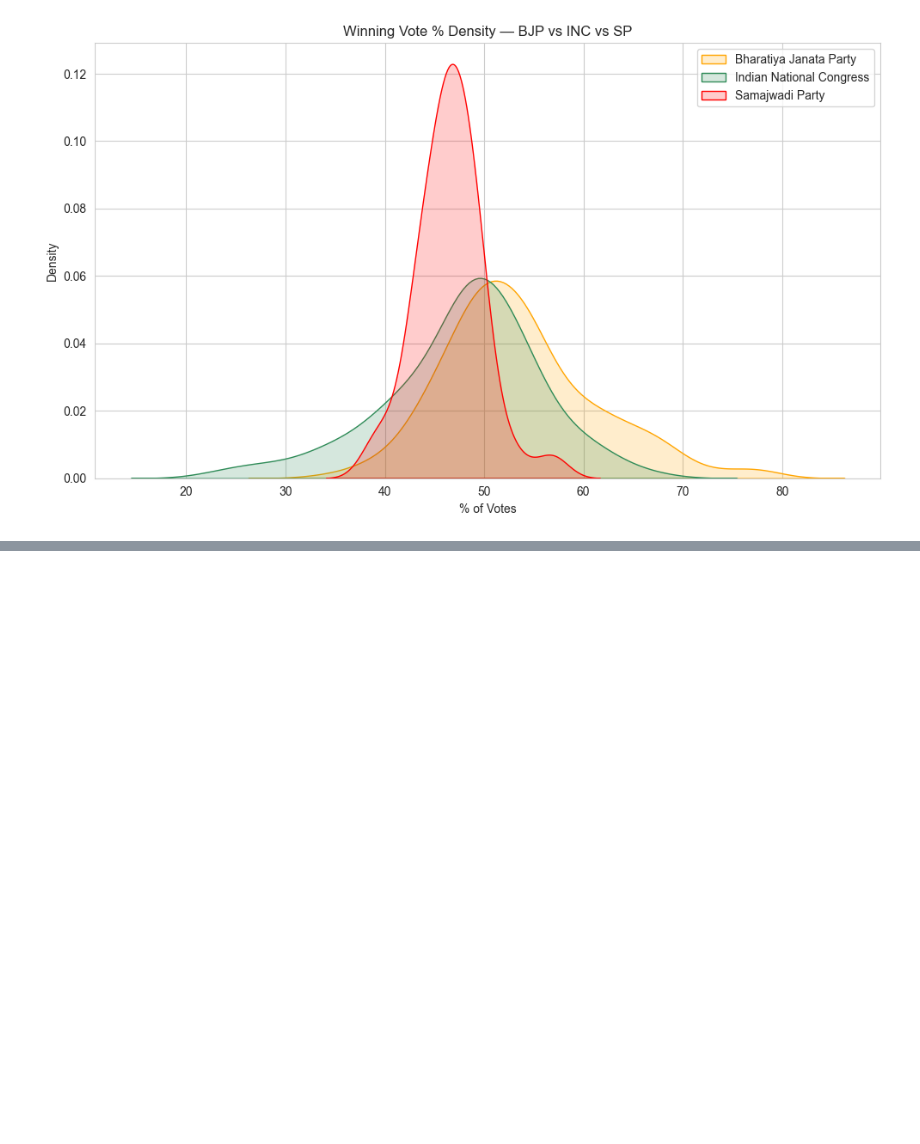
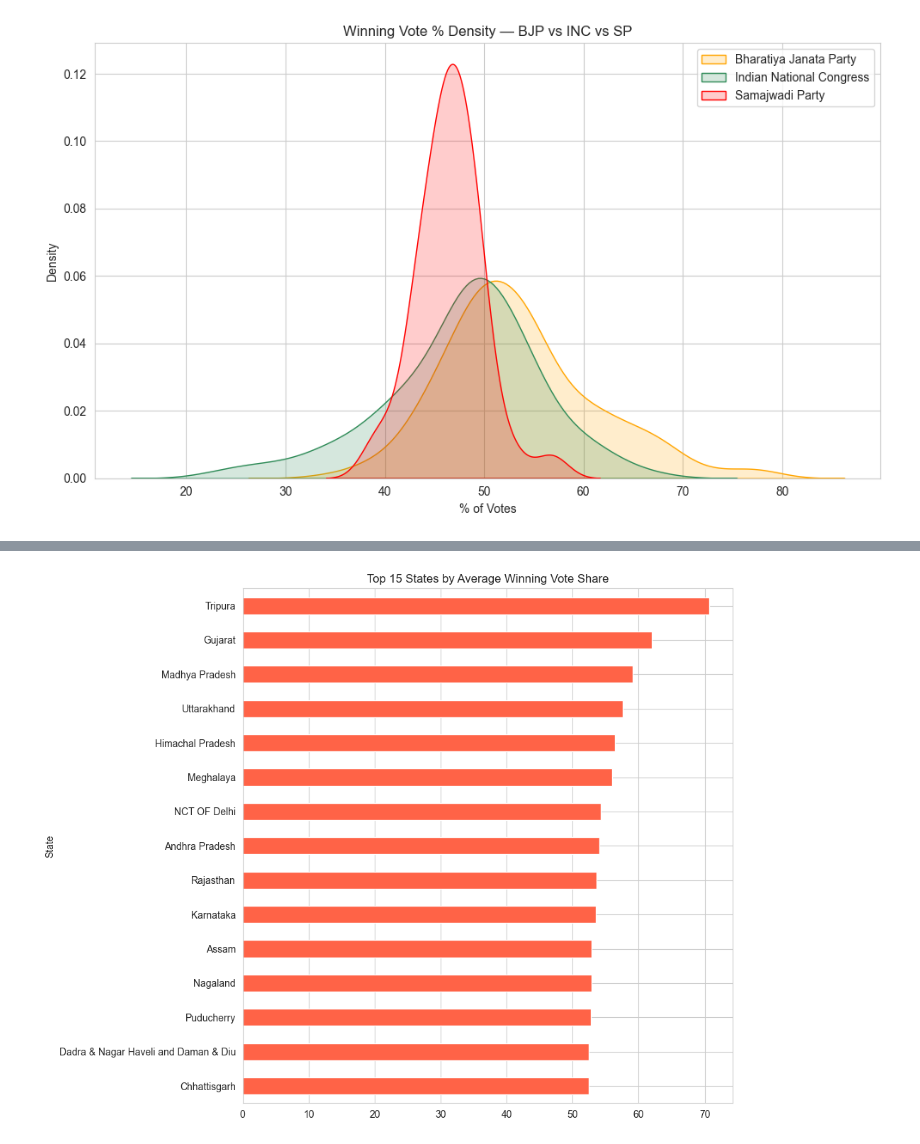
Before and after one commit to geershatisaxena/Election, a Jupyter notebook: res.ipynb, the cells around one changed output, grey strips where cells are left out. Cells and saved outputs as stored; diff of their text form; code cells hidden in the pictures; blank space fills up the shorter version.

```diff
--- a/res.ipynb
+++ b/res.ipynb
@@ -1521,0 +1538,9 @@ plt.tight_layout()
+# %%
+plt.figure(figsize=(10, 8))
+winners.groupby("State")["% of Votes"].mean().sort_values(ascending=False).head(15).plot(
+    kind="barh", color="tomato")
+plt.title("Top 15 States by Average Winning Vote Share")
+plt.gca().invert_yaxis()
+plt.tight_layout()
+# %% [output]
+[figure, added]
```
Also changed, not shown: parts of 2 cells of this notebook.
